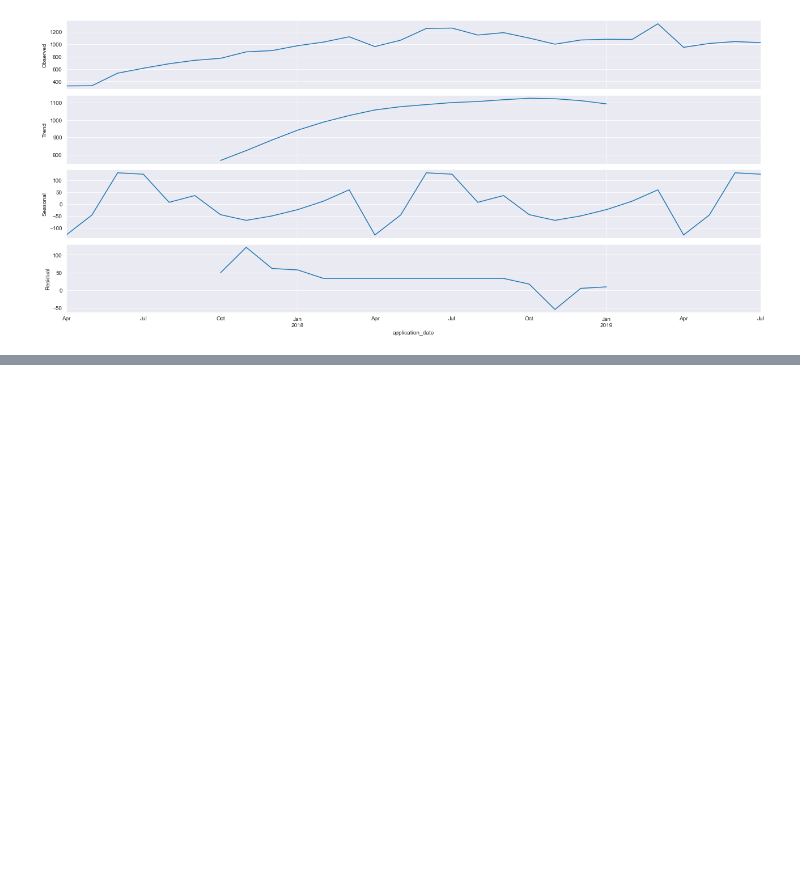
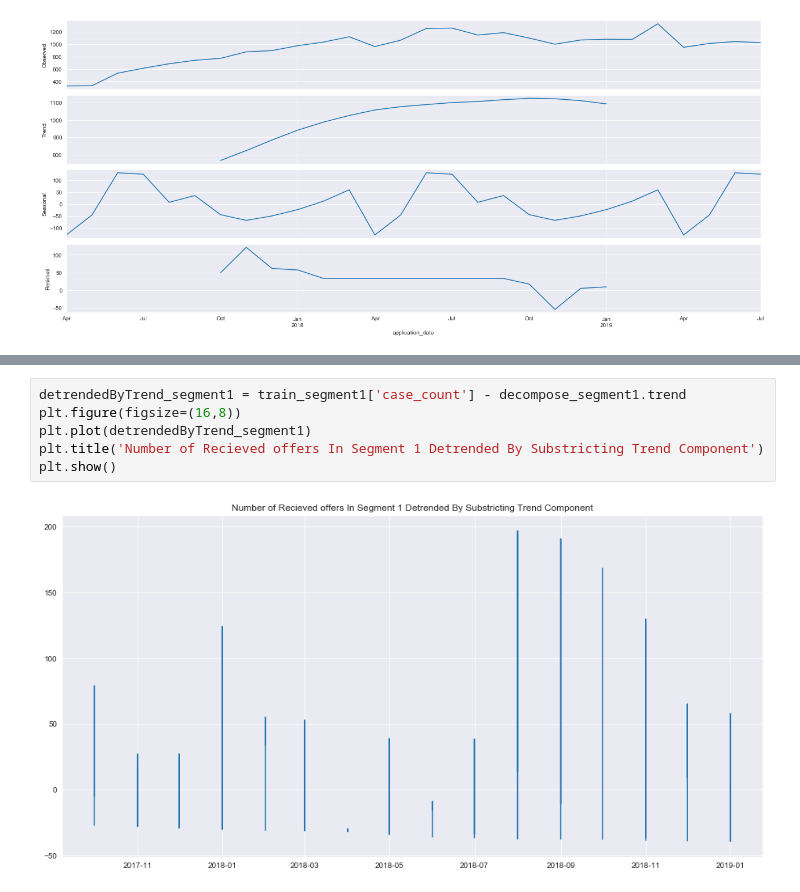
Before and after one commit to DebuRock/LTFS-Data-Science-FinHack, a Jupyter notebook: Time Series Analysis.ipynb, the cells around one changed output, grey strips where cells are left out. Drawn from its saved outputs; the diff is of its cells as text; blank space fills up the shorter version.

```diff
--- a/Time Series Analysis.ipynb
+++ b/Time Series Analysis.ipynb
@@ -64,0 +96,8 @@ plt.show()
+# %%
+detrendedByTrend_segment1 = train_segment1['case_count'] - decompose_segment1.trend
+plt.figure(figsize=(16,8))
+plt.plot(detrendedByTrend_segment1)
+plt.title('Number of Recieved offers In Segment 1 Detrended By Substricting Trend Component')
+plt.show()
+# %% [output]
+[figure, added]
```
Also changed, not shown: parts of 17 cells of this notebook, 1 other file.
